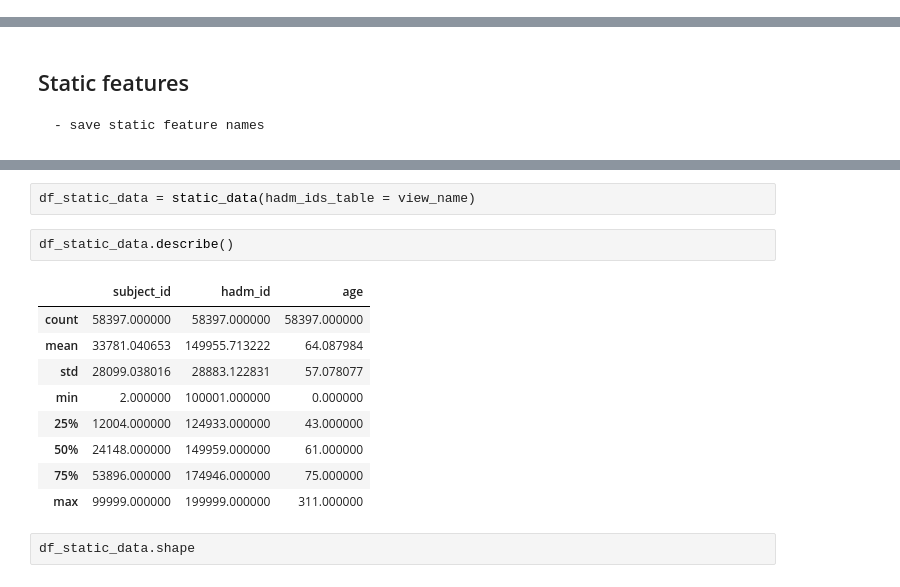
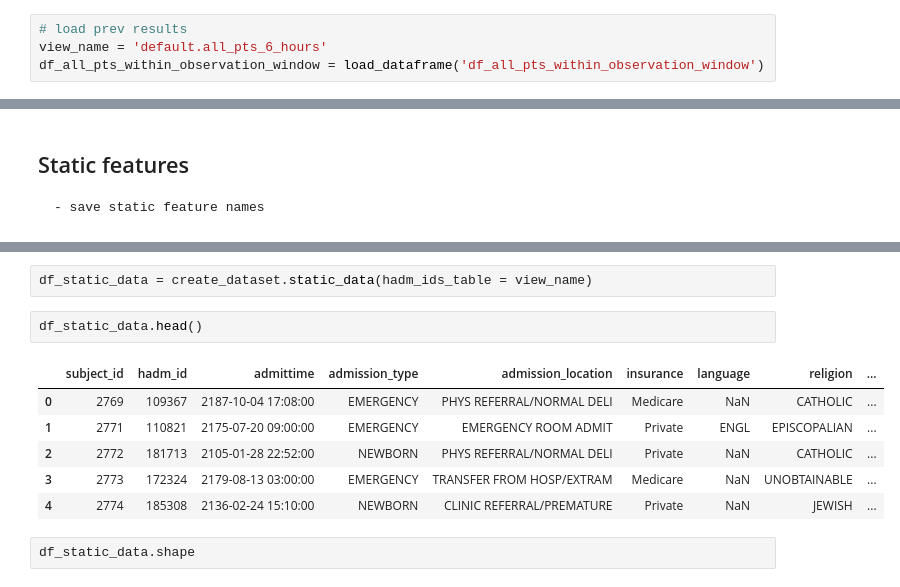
Before and after one commit to The-Electric-Moccasins/resistance-prediction, a Jupyter notebook: build_dataset.ipynb, the cells around one changed output, grey strips where cells are left out. Cells and saved outputs as stored; diff of their text form.

```diff
--- a/build_dataset.ipynb
+++ b/build_dataset.ipynb
@@ -100,6 +61,10 @@ df_all_pts_within_observation_window.head()
 | 4 | 10600 | 156356 | 2187-09-04 00:31:00 |
 # %%
 write_dataframe(df_all_pts_within_observation_window, 'df_all_pts_within_observation_window')
+# %%
+# load prev results
+view_name = 'default.all_pts_6_hours'
+df_all_pts_within_observation_window = load_dataframe('df_all_pts_within_observation_window')
 # %% [markdown]
 ## generate features for all patients (under observation window)
 # %% [markdown]
@@ -152,17 +73,14 @@ def static_data(hadm_ids_table: str):
 # %%
-df_static_data = static_data(hadm_ids_table = view_name)
+df_static_data = create_dataset.static_data(hadm_ids_table = view_name)
 # %%
-df_static_data.describe()
+df_static_data.head()
 # %% [output]
-|  | subject_id | hadm_id | age |
-| count | 58397.000000 | 58397.000000 | 58397.000000 |
-| mean | 33781.040653 | 149955.713222 | 64.087984 |
-| std | 28099.038016 | 28883.122831 | 57.078077 |
-| min | 2.000000 | 100001.000000 | 0.000000 |
-| 25% | 12004.000000 | 124933.000000 | 43.000000 |
-| 50% | 24148.000000 | 149959.000000 | 61.000000 |
-| 75% | 53896.000000 | 174946.000000 | 75.000000 |
-| max | 99999.000000 | 199999.000000 | 311.000000 |
+|  | subject_id | hadm_id | admittime | admission_type | admission_location | insurance | language | religion | ... |
+| 0 | 2769 | 109367 | 2187-10-04 17:08:00 | EMERGENCY | PHYS REFERRAL/NORMAL DELI | Medicare | NaN | CATHOLIC | ... |
+| 1 | 2771 | 110821 | 2175-07-20 09:00:00 | EMERGENCY | EMERGENCY ROOM ADMIT | Private | ENGL | EPISCOPALIAN | ... |
+| 2 | 2772 | 181713 | 2105-01-28 22:52:00 | NEWBORN | PHYS REFERRAL/NORMAL DELI | Private | NaN | CATHOLIC | ... |
+| 3 | 2773 | 172324 | 2179-08-13 03:00:00 | EMERGENCY | TRANSFER FROM HOSP/EXTRAM | Medicare | NaN | UNOBTAINABLE | ... |
+| 4 | 2774 | 185308 | 2136-02-24 15:10:00 | NEWBORN | CLINIC REFERRAL/PREMATURE | Private | NaN | JEWISH | ... |
 # %%
 df_static_data.shape
 # %% [output]
```
Also changed, not shown: parts of 7 cells of this notebook, 1 other file.
